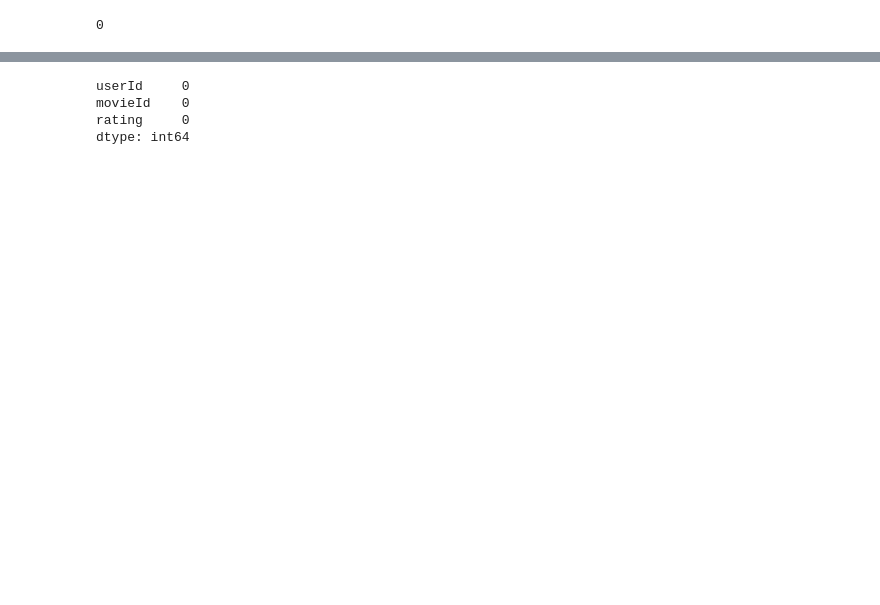
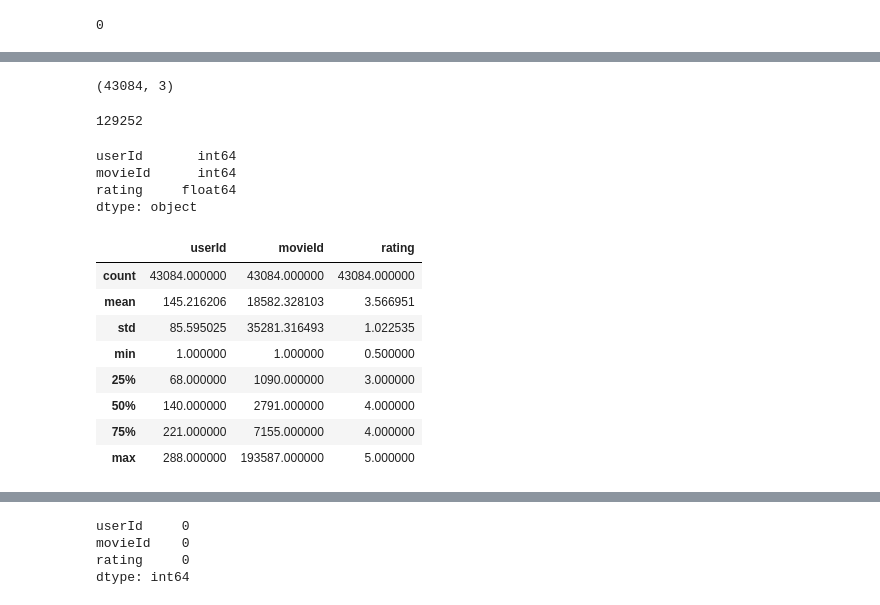
Before and after one commit to prinsikakadiya/CodeClause_movieRecommendationSystem, a Jupyter notebook: movie.ipynb, the cells around one changed output, grey strips where cells are left out. Saved outputs shown, nothing was run; the diff lists cells and outputs as text; code cells hidden in the pictures; blank space fills up the shorter version.

```diff
--- a/movie.ipynb
+++ b/movie.ipynb
@@ -97,0 +128,27 @@ plt.show()
+# %%
+ratingsDf.shape
+# %% [output]
+(43084, 3)
+# %%
+ratingsDf.size
+# %% [output]
+129252
+# %%
+ratingsDf.dtypes
+# %% [output]
+userId       int64
+movieId      int64
+rating     float64
+dtype: object
+# %%
+ratingsDf.describe()
+# %% [output]
+|  | userId | movieId | rating |
+| count | 43084.000000 | 43084.000000 | 43084.000000 |
+| mean | 145.216206 | 18582.328103 | 3.566951 |
+| std | 85.595025 | 35281.316493 | 1.022535 |
+| min | 1.000000 | 1.000000 | 0.500000 |
+| 25% | 68.000000 | 1090.000000 | 3.000000 |
+| 50% | 140.000000 | 2791.000000 | 4.000000 |
+| 75% | 221.000000 | 7155.000000 | 4.000000 |
+| max | 288.000000 | 193587.000000 | 5.000000 |
```
Also changed, not shown: parts of 21 cells of this notebook.
